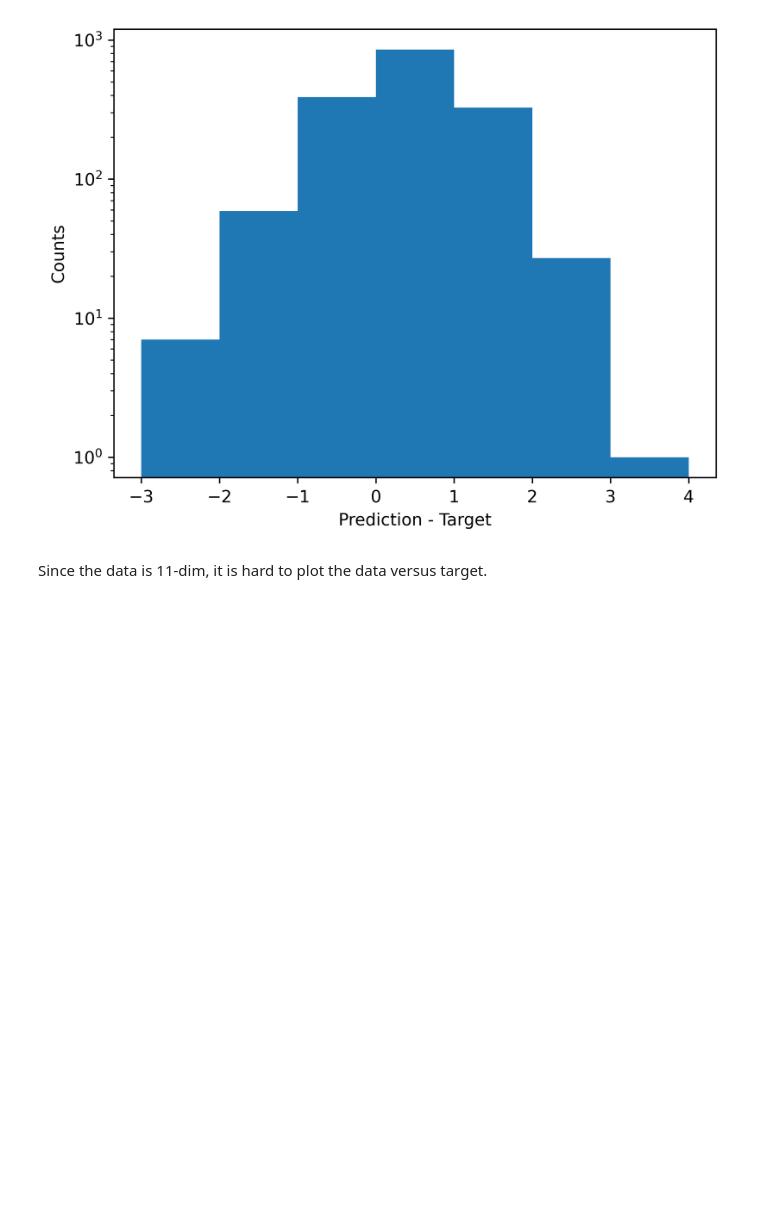
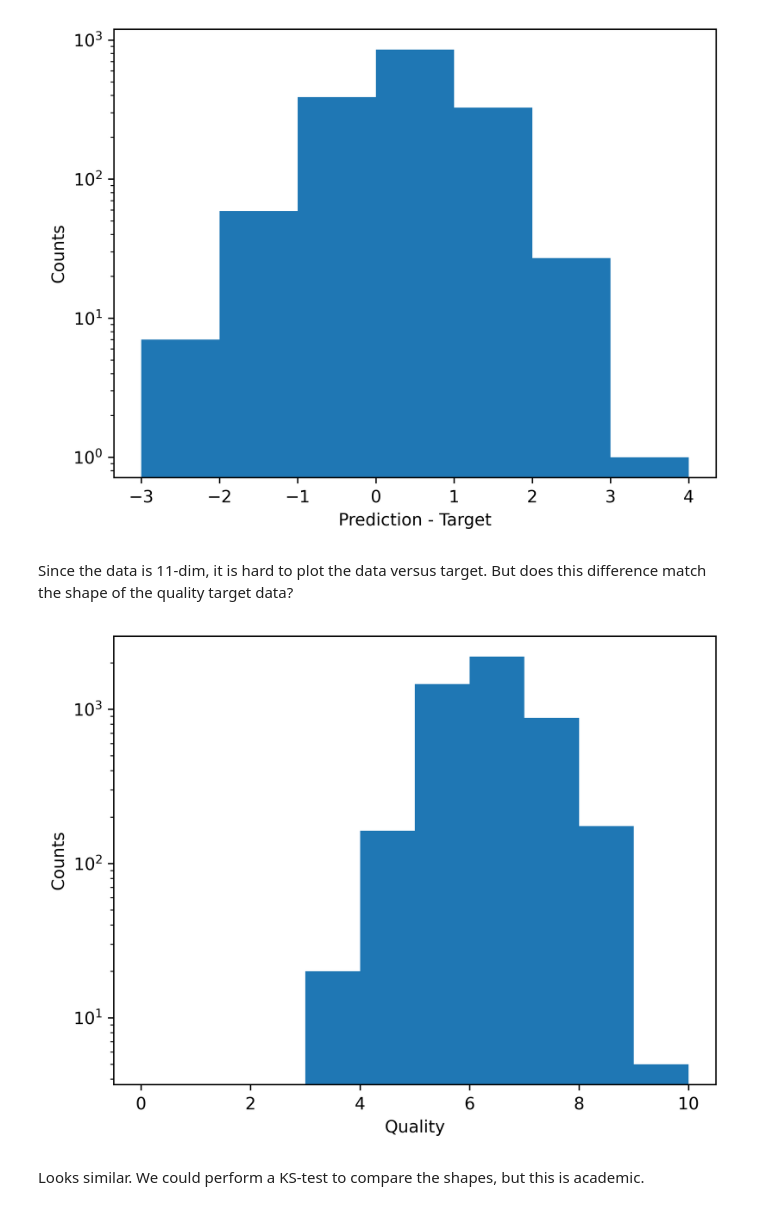
Before and after one commit to hoganman/deeplearningpytorch, a Jupyter notebook: 03-nn-one-hidden-layer.ipynb, the cells around one changed output. Drawn from its saved outputs; the diff is of its cells as text; code cells hidden in the pictures; blank space fills up the shorter version.

Commit message:
Compare wine quality error with quality itself

```diff
--- a/03-nn-one-hidden-layer.ipynb
+++ b/03-nn-one-hidden-layer.ipynb
@@ -448,4 +448,21 @@ ax_hist.set_ylabel("Counts")
 Text(0, 0.5, 'Counts')
 [figure]
 # %% [markdown]
-Since the data is 11-dim, it is hard to plot the data versus target.
+Since the data is 11-dim, it is hard to plot the data versus target. But does this difference match the shape of the quality target data?
+# %%
+fig_qual, ax_qual = plt.subplots(dpi=600)
+
+ax_qual: plt.Axes
+bins = list(range(0, 11))
+ax_qual.hist(
+    wine_df.quality.to_numpy(),
+    bins,
+    log=True
+)
+ax_qual.set_xlabel("Quality")
+ax_qual.set_ylabel("Counts")
+plt.show(fig_qual)
+# %% [output]
+[figure, added]
+# %% [markdown]
+Looks similar. We could perform a KS-test to compare the shapes, but this is academic.
```
